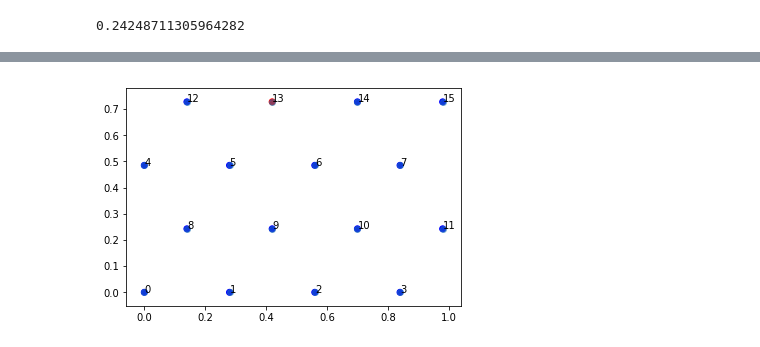
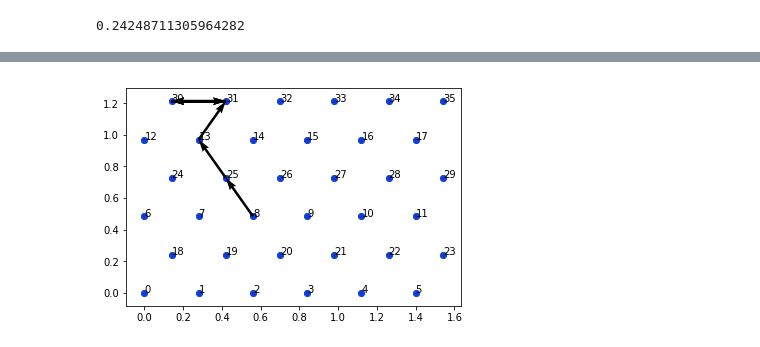
Before and after one commit to Abiyouxin/2D_hopping, a Jupyter notebook: hexagonal_lattice.ipynb, the cells around one changed output, grey strips where cells are left out. Saved outputs shown, nothing was run; the diff lists cells and outputs as text; code cells hidden in the pictures.

```diff
--- a/hexagonal_lattice.ipynb
+++ b/hexagonal_lattice.ipynb
@@ -14,7 +17,8 @@ h = (3/2)*d
 0.24248711305964282
 # %%
 # number of lattice sites in both directions
-N = 4
+N = 6
 a = N * d
 b = N * w
-print(a,b)
+# total number of sites
+number_of_sites = N*N
@@ -74,0 +89,16 @@ print(state)
+# %%
+x = np.reshape(xcoords, (N, N))
+y = np.reshape(ycoords, (N, N))
+z = np.reshape(state, (N, N))
+
+fig = plt.figure()
+ax = fig.add_subplot(111, projection='3d')
+
+surf = ax.plot_surface(x, y, z, cmap=cm.coolwarm,
+                       linewidth=0, antialiased=False)
+
+ax.set_xlabel('x-axis')
+ax.set_ylabel('y-axis')
+ax.set_zlabel('free energy')
+
+fig.colorbar(surf, shrink=0.5, aspect=5)
@@ -98,21 +259,25 @@ number_of_sites = N*N
 # %%
-# plot hexagonal lattice showing point
-def pltcolor(x, y):
+# plot hexagonal lattice showing point (uncomment)
+'''def pltcolor(x, y):
     cols = []
     for i in range(number_of_sites):
         if x[i] == point[0] and y[i] == point[1] :
             cols.append('red')
         else:
             cols.append('blue')
     return cols
 
-cols  = pltcolor(xcoords, ycoords)
-plt.scatter(xcoords, ycoords, c=cols)
+cols  = pltcolor(xcoords, ycoords)'''
+plt.scatter(xcoords, ycoords, c = "b")
 
 plt.scatter(grid[:,0],grid[:,1], alpha = 0.5)
 for i in range(grid.shape[0]):
     plt.text(grid[i,0], grid[i,1], str(i))
 
+plt.quiver(xcoords[pos[:-1]], ycoords[pos[:-1]], xcoords[pos[1:]]-xcoords[pos[:-1]], ycoords[pos[1:]]-ycoords[pos[:-1]], scale_units='xy', angles='xy',scale=1)
+
+
+
 plt.show()
 # %% [output]
-[figure, old version]
+[figure, new version]
```
Also changed, not shown: parts of 10 cells of this notebook.
